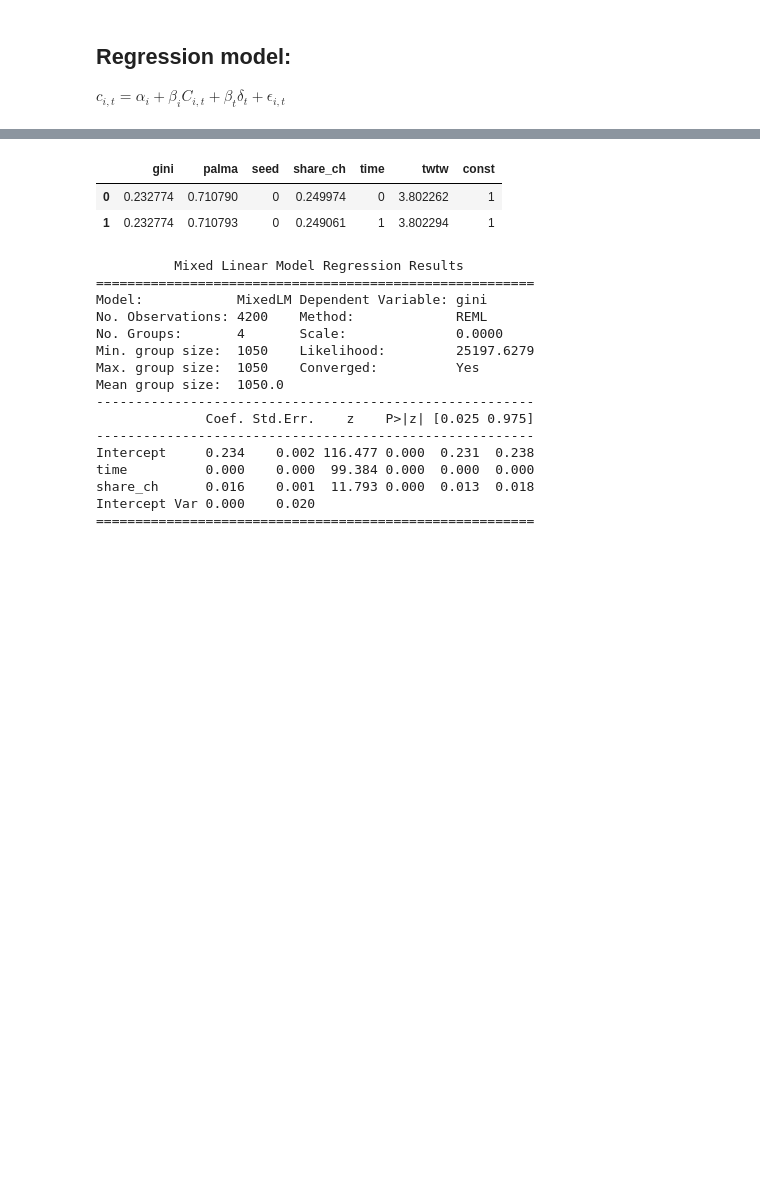
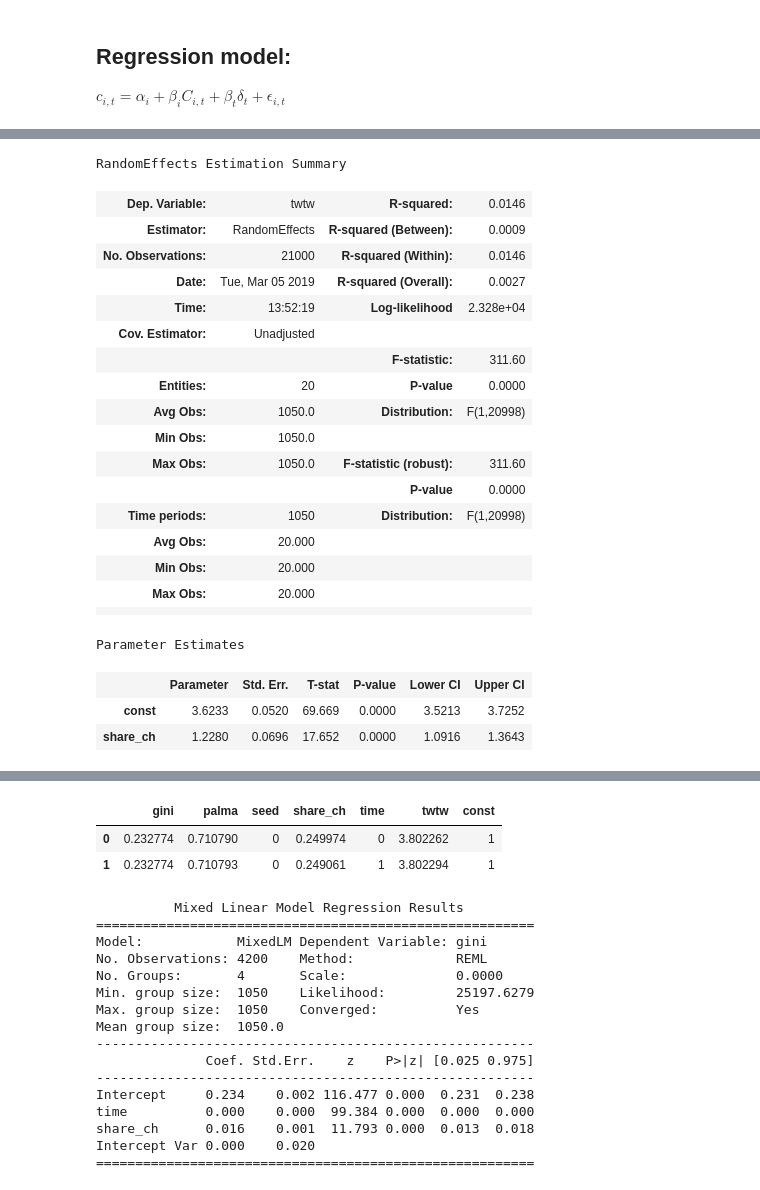
Before and after one commit to joerischasfoort/bubble-inequality, a Jupyter notebook: speculation_consequences.ipynb, the cells around one changed output, grey strips where cells are left out. Saved outputs shown, nothing was run; the diff lists cells and outputs as text; code cells hidden in the pictures; blank space fills up the shorter version.

```diff
--- a/speculation_consequences.ipynb
+++ b/speculation_consequences.ipynb
@@ -180,0 +279,25 @@ SyntaxError: invalid syntax (model.py, line 135)
+# %%
+twtw_re_res
+# %% [output]
+RandomEffects Estimation Summary
+| Dep. Variable: | twtw | R-squared: | 0.0146 |
+| Estimator: | RandomEffects | R-squared (Between): | 0.0009 |
+| No. Observations: | 21000 | R-squared (Within): | 0.0146 |
+| Date: | Tue, Mar 05 2019 | R-squared (Overall): | 0.0027 |
+| Time: | 13:52:19 | Log-likelihood | 2.328e+04 |
+| Cov. Estimator: | Unadjusted |  |  |
+|  |  | F-statistic: | 311.60 |
+| Entities: | 20 | P-value | 0.0000 |
+| Avg Obs: | 1050.0 | Distribution: | F(1,20998) |
+| Min Obs: | 1050.0 |  |  |
+| Max Obs: | 1050.0 | F-statistic (robust): | 311.60 |
+|  |  | P-value | 0.0000 |
+| Time periods: | 1050 | Distribution: | F(1,20998) |
+| Avg Obs: | 20.000 |  |  |
+| Min Obs: | 20.000 |  |  |
+| Max Obs: | 20.000 |  |  |
+|  |  |  |  |
+Parameter Estimates
+|  | Parameter | Std. Err. | T-stat | P-value | Lower CI | Upper CI |
+| const | 3.6233 | 0.0520 | 69.669 | 0.0000 | 3.5213 | 3.7252 |
+| share_ch | 1.2280 | 0.0696 | 17.652 | 0.0000 | 1.0916 | 1.3643 |
```
Also changed, not shown: parts of 19 cells of this notebook, 3 other files.
